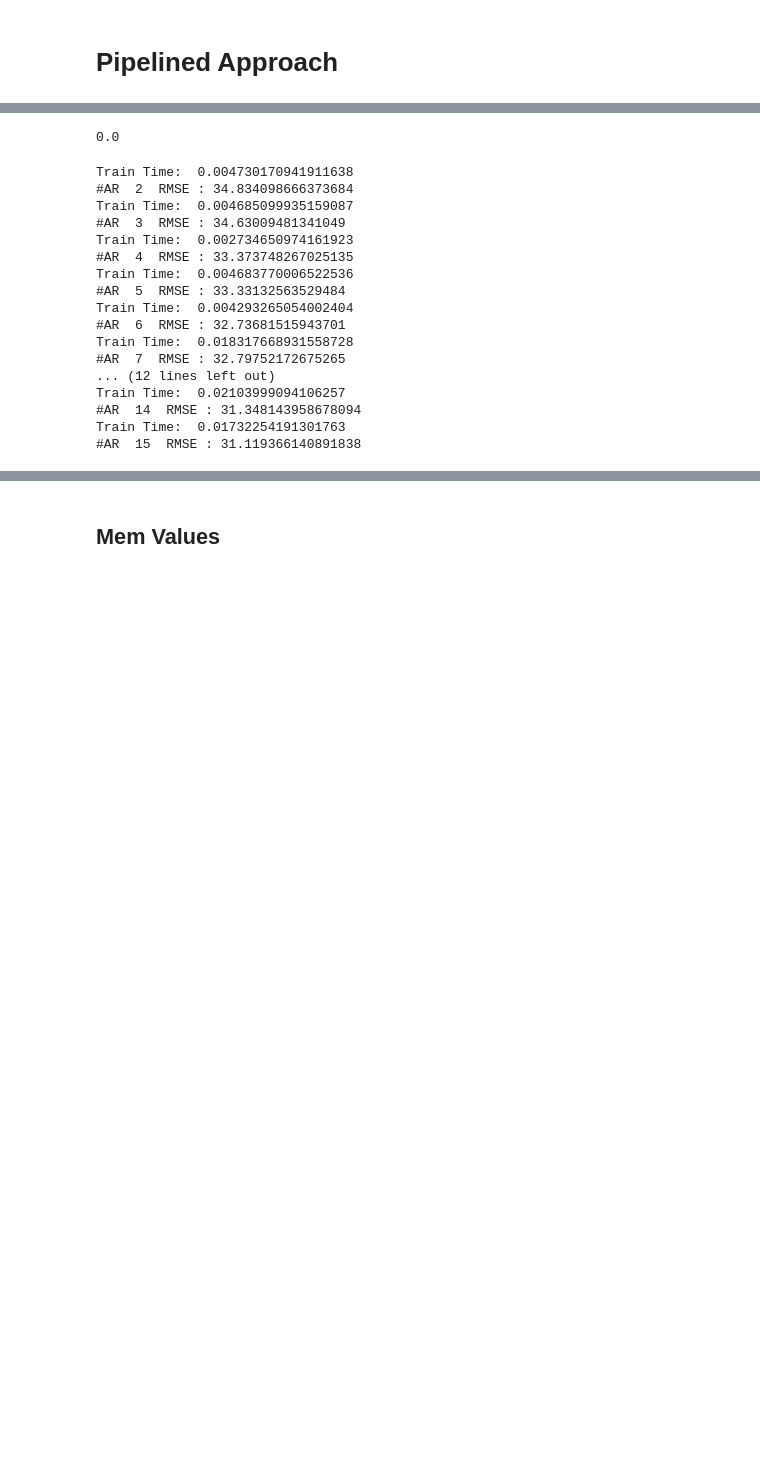
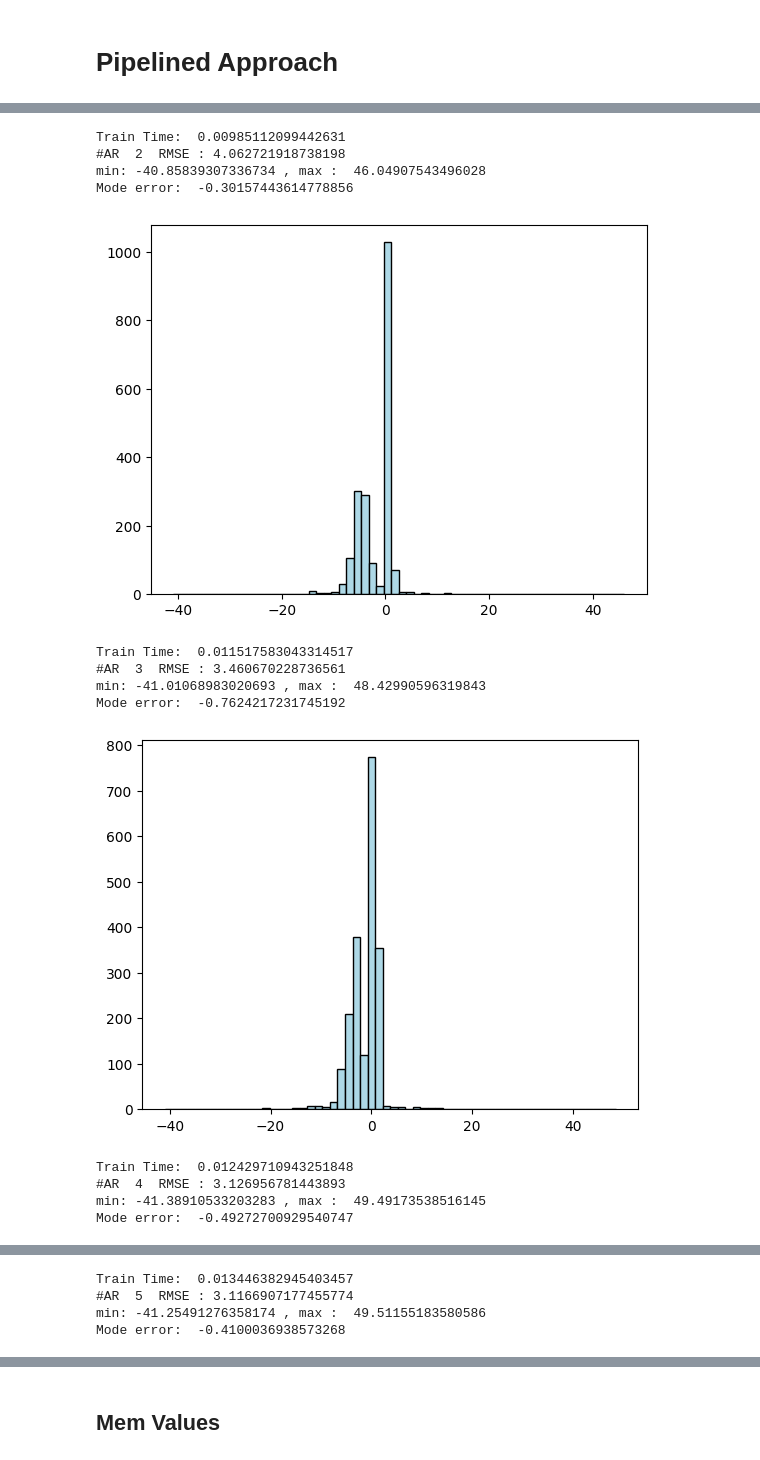
Before and after one commit to dipayan2/ARMAModel, a Jupyter notebook: AnalyzingModels.ipynb, the cells around one changed output, grey strips where cells are left out. Drawn from its saved outputs; the diff is of its cells as text; code cells hidden in the pictures; blank space fills up the shorter version.

```diff
--- a/AnalyzingModels.ipynb
+++ b/AnalyzingModels.ipynb
@@ -233,3 +243,13 @@ def energy_perf_analysis(y_act,y_est,act_freq,endog, details=False):
     if details:
         return stall, energy_ratio, est_freq, eff_util
     return stall, energy_ratio
+
+
+## Plot the error
+def plotErrDist(y_est,y_actual,bins=10):
+    err = np.array(y_est) - np.array(y_actual)
+    print("min:",min(err),", max : ",max(err))
+    ybins, xbins, bar = plt.hist(err, color='lightblue', ec='black', bins=bins)
+    print("Mode error: ", xbins[np.argmax(ybins)])
+    plt.show()
+    return
@@ -578,6 +567,6 @@ def ModelPipeline(fileName,padding=0,endog='cCost',N_CLUST=5,shiftAR=5,shiftARX=
     return ys_est,ys_actual,rmse(ys_est,ys_actual)
 # %%
 y_est,y_act,err,est_freq, act_freq,eff_util,stall,energy = ModelPipeline('./UtilTestFinal',padding=1,\
-                                                                         endog='gCost',N_CLUST=3,shiftAR=10,shiftARX=3,\
-                                                                         trainIDX=5000,testIDX=5000,TEST_LEN = 200)
+                                                                         endog='cCost',N_CLUST=3,shiftAR=10,shiftARX=3,\
+                                                                         trainIDX=5000,testIDX=5000,TEST_LEN = 2000)
 # %% [output]
@@ -585,39 +574,33 @@ Train Time:  0.027735164971090853
-# %%
-stall
-# %% [output]
-0.0
 # %%
 ##
-file='./UtilTRNS.csv'
-pad = 0
-test_endog = 'gCost'
-TrIDX = 1000
-TIDX = 1000
-TLEN = 200
+file='./UtilTestFinal'
+pad = 1
+test_endog = 'mCost'
+TrIDX = 5000
+TIDX = 5000
+TLEN = 2000
 # %%
 my_data = []
 for val in range(2,16):
     y_est,y_act,rms,est_freq, act_freq,eff_util,stall,energy= ModelPipeline(file,padding=pad,\
                                                                             endog=test_endog,N_CLUST=2,shiftAR=val,shiftARX=val-5,\
                                                                             trainIDX=TrIDX,testIDX=TIDX,TEST_LEN = TLEN)
     print("#AR ",val," RMSE :", rms)
+    plotErrDist(y_est,y_act,60)
     data = (val,rms,stall,energy)
     my_data.append(data)
 # %% [output]
-Train Time:  0.004730170941911638
-#AR  2  RMSE : 34.834098666373684
-Train Time:  0.004685099935159087
-#AR  3  RMSE : 34.63009481341049
-Train Time:  0.002734650974161923
-#AR  4  RMSE : 33.373748267025135
-Train Time:  0.004683770006522536
-#AR  5  RMSE : 33.33132563529484
-Train Time:  0.004293265054002404
-#AR  6  RMSE : 32.73681515943701
-Train Time:  0.018317668931558728
-#AR  7  RMSE : 32.79752172675265
-... (12 lines left out)
-Train Time:  0.02103999094106257
-#AR  14  RMSE : 31.348143958678094
-Train Time:  0.01732254191301763
-#AR  15  RMSE : 31.119366140891838
+Train Time:  0.00985112099442631
+#AR  2  RMSE : 4.062721918738198
+min: -40.85839307336734 , max :  46.04907543496028
+Mode error:  -0.30157443614778856
+[figure, added]
+Train Time:  0.011517583043314517
+#AR  3  RMSE : 3.460670228736561
+min: -41.01068983020693 , max :  48.42990596319843
+Mode error:  -0.7624217231745192
+[figure, added]
+Train Time:  0.012429710943251848
+#AR  4  RMSE : 3.126956781443893
+min: -41.38910533203283 , max :  49.49173538516145
+Mode error:  -0.49272700929540747
@@ -623,0 +608,4 @@ Train Time:  0.01732254191301763
+Train Time:  0.013446382945403457
+#AR  5  RMSE : 3.1166907177455774
+min: -41.25491276358174 , max :  49.51155183580586
+Mode error:  -0.4100036938573268
```
Also changed, not shown: parts of 12 cells of this notebook, 1 other file.
